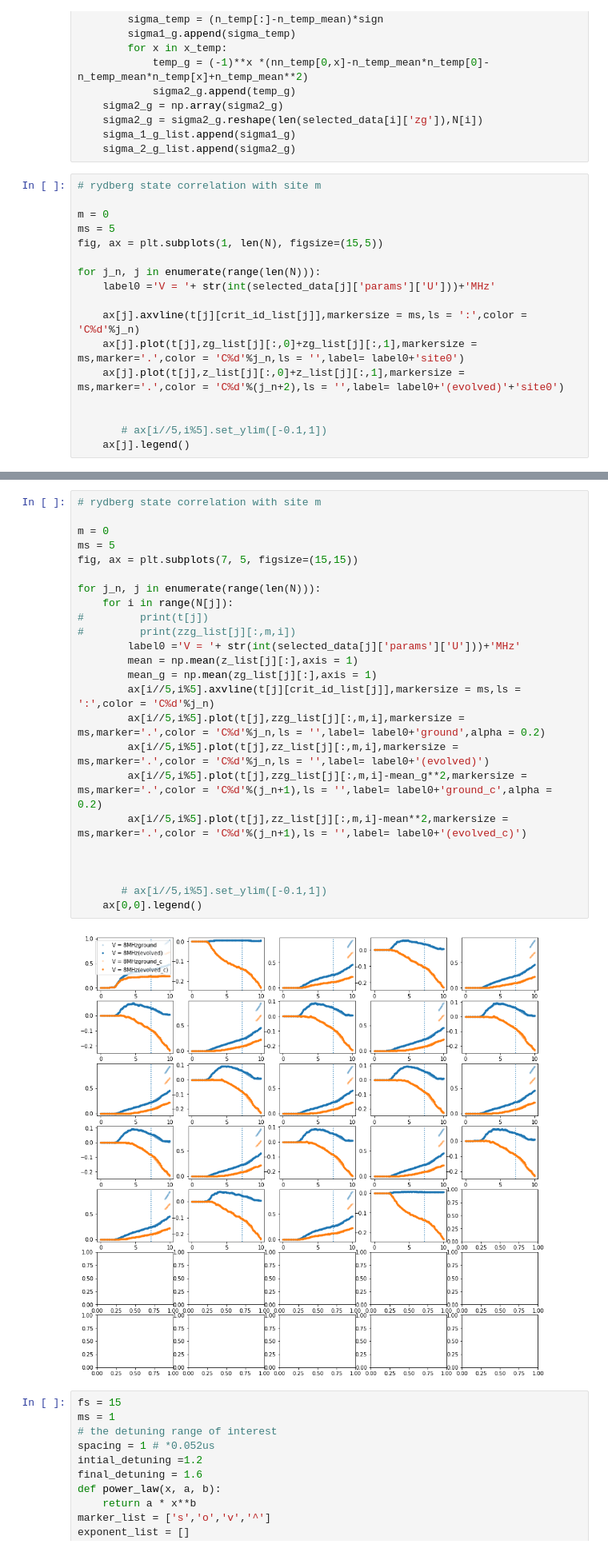
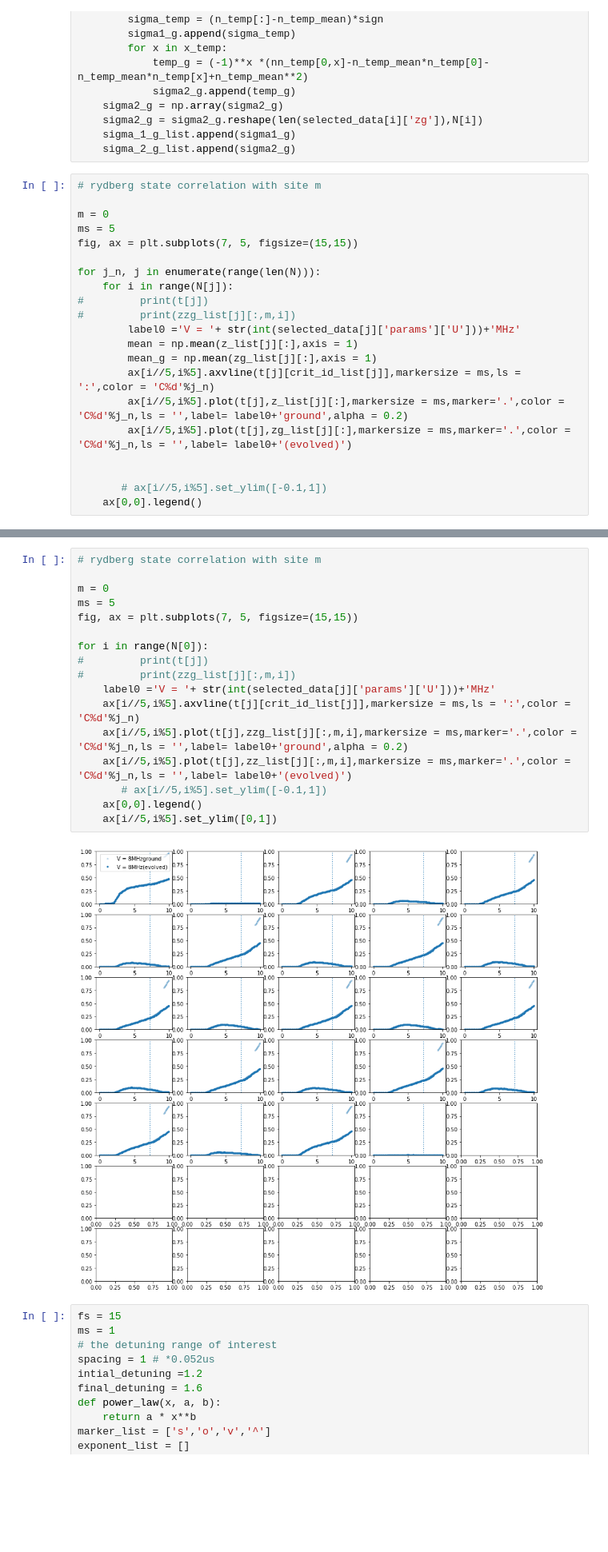
Before and after one commit to nacs-lab/yw-data, a Jupyter notebook: tenpy_results/interaction_effect_24sites.ipynb, the cells around one changed output, grey strips where cells are left out. Shown: that part at 80% size. Drawn from its saved outputs; the diff is of its cells as text; blank space fills up the shorter version.

```diff
--- a/tenpy_results/interaction_effect_24sites.ipynb
+++ b/tenpy_results/interaction_effect_24sites.ipynb
@@ -221,16 +241,20 @@ for i in range(len(N)):
 
 m = 0
 ms = 5
-fig, ax = plt.subplots(1, len(N), figsize=(15,5))
+fig, ax = plt.subplots(7, 5, figsize=(15,15))
 
 for j_n, j in enumerate(range(len(N))):
-    label0 ='V = '+ str(int(selected_data[j]['params']['U']))+'MHz'
-
-    ax[j].axvline(t[j][crit_id_list[j]],markersize = ms,ls = ':',color = 'C%d'%j_n)
-    ax[j].plot(t[j],zg_list[j][:,0]+zg_list[j][:,1],markersize = ms,marker='.',color = 'C%d'%j_n,ls = '',label= label0+'site0')
-    ax[j].plot(t[j],z_list[j][:,0]+z_list[j][:,1],markersize = ms,marker='.',color = 'C%d'%(j_n+2),ls = '',label= label0+'(evolved)'+'site0')
+    for i in range(N[j]):
+#         print(t[j])
+#         print(zzg_list[j][:,m,i])
+        label0 ='V = '+ str(int(selected_data[j]['params']['U']))+'MHz'
+        mean = np.mean(z_list[j][:],axis = 1)
+        mean_g = np.mean(zg_list[j][:],axis = 1)
+        ax[i//5,i%5].axvline(t[j][crit_id_list[j]],markersize = ms,ls = ':',color = 'C%d'%j_n)
+        ax[i//5,i%5].plot(t[j],z_list[j][:],markersize = ms,marker='.',color = 'C%d'%j_n,ls = '',label= label0+'ground',alpha = 0.2)
+        ax[i//5,i%5].plot(t[j],zg_list[j][:],markersize = ms,marker='.',color = 'C%d'%j_n,ls = '',label= label0+'(evolved)')
 
 
        # ax[i//5,i%5].set_ylim([-0.1,1])
-    ax[j].legend()
+    ax[0,0].legend()
 # %% [output]
@@ -239,29 +262,22 @@ TypeError: 'AxesSubplot' object is not subscriptable
 # %%
 # rydberg state correlation with site m
 
 m = 0
 ms = 5
 fig, ax = plt.subplots(7, 5, figsize=(15,15))
 
-for j_n, j in enumerate(range(len(N))):
-    for i in range(N[j]):
+for i in range(N[0]):
 #         print(t[j])
 #         print(zzg_list[j][:,m,i])
-        label0 ='V = '+ str(int(selected_data[j]['params']['U']))+'MHz'
-        mean = np.mean(z_list[j][:],axis = 1)
-        mean_g = np.mean(zg_list[j][:],axis = 1)
-        ax[i//5,i%5].axvline(t[j][crit_id_list[j]],markersize = ms,ls = ':',color = 'C%d'%j_n)
-        ax[i//5,i%5].plot(t[j],zzg_list[j][:,m,i],markersize = ms,marker='.',color = 'C%d'%j_n,ls = '',label= label0+'ground',alpha = 0.2)
-        ax[i//5,i%5].plot(t[j],zz_list[j][:,m,i],markersize = ms,marker='.',color = 'C%d'%j_n,ls = '',label= label0+'(evolved)')
-        ax[i//5,i%5].plot(t[j],zzg_list[j][:,m,i]-mean_g**2,markersize = ms,marker='.',color = 'C%d'%(j_n+1),ls = '',label= label0+'ground_c',alpha = 0.2)
-        ax[i//5,i%5].plot(t[j],zz_list[j][:,m,i]-mean**2,markersize = ms,marker='.',color = 'C%d'%(j_n+1),ls = '',label= label0+'(evolved_c)')
-
-
-
+    label0 ='V = '+ str(int(selected_data[j]['params']['U']))+'MHz'
+    ax[i//5,i%5].axvline(t[j][crit_id_list[j]],markersize = ms,ls = ':',color = 'C%d'%j_n)
+    ax[i//5,i%5].plot(t[j],zzg_list[j][:,m,i],markersize = ms,marker='.',color = 'C%d'%j_n,ls = '',label= label0+'ground',alpha = 0.2)
+    ax[i//5,i%5].plot(t[j],zz_list[j][:,m,i],markersize = ms,marker='.',color = 'C%d'%j_n,ls = '',label= label0+'(evolved)')
        # ax[i//5,i%5].set_ylim([-0.1,1])
     ax[0,0].legend()
+    ax[i//5,i%5].set_ylim([0,1])
 # %% [output]
-[figure, old version]
+[figure, new version]
 # %%
 fs = 15
 ms = 1
```
Also changed, not shown: parts of 13 cells of this notebook, 2 other files.
